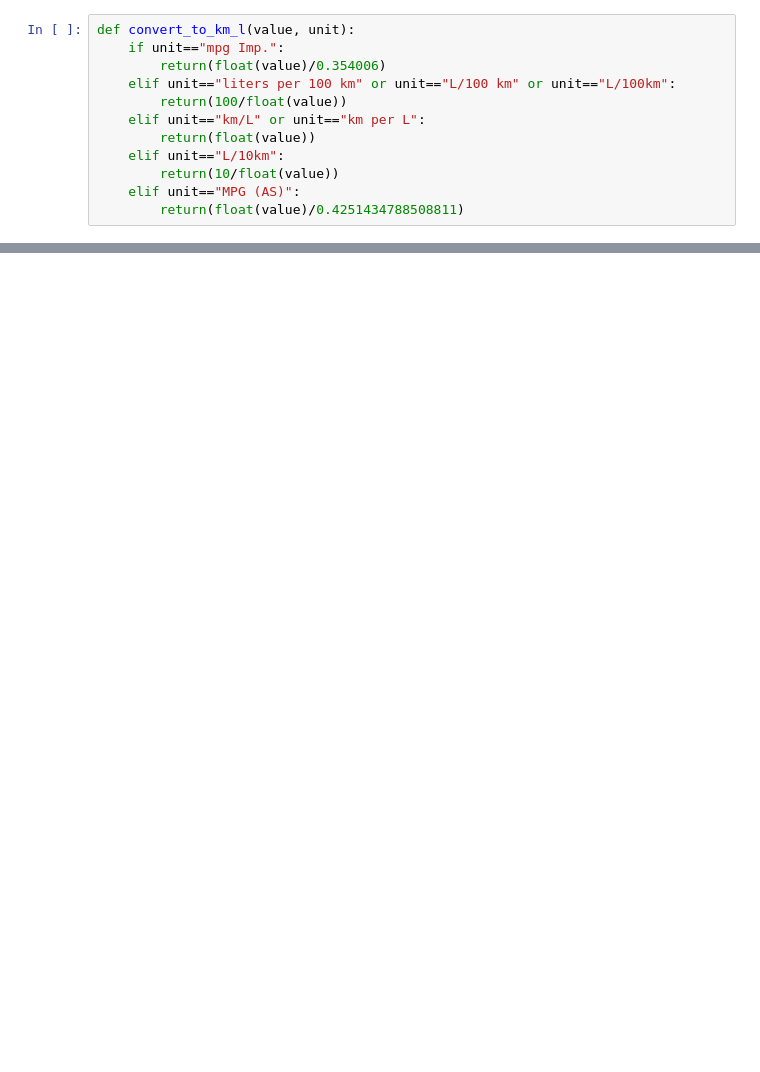
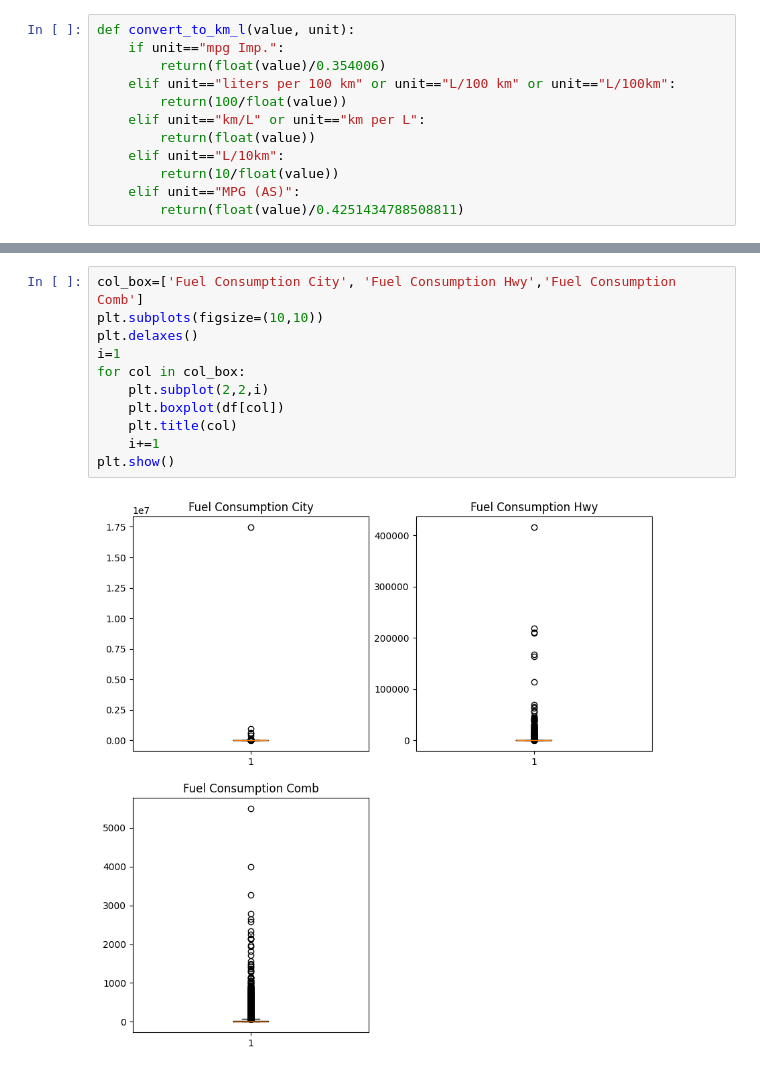
Before and after one commit to cenz19/DataSlayer1.0, a Jupyter notebook: 01. EDA.ipynb, the cells around one changed output, grey strips where cells are left out. Saved outputs shown, nothing was run; the diff lists cells and outputs as text; blank space fills up the shorter version.

```diff
--- a/01. EDA.ipynb
+++ b/01. EDA.ipynb
@@ -153,2 +221,15 @@ for column in df.columns:
+# %%
+col_box=['Fuel Consumption City', 'Fuel Consumption Hwy','Fuel Consumption Comb']
+plt.subplots(figsize=(10,10))
+plt.delaxes()
+i=1
+for col in col_box:
+    plt.subplot(2,2,i)
+    plt.boxplot(df[col])
+    plt.title(col)
+    i+=1
+plt.show()
+# %% [output]
+[figure, added]
 # %%
 #MAPPING
```
Also changed, not shown: parts of 25 cells of this notebook, 2 other files.
